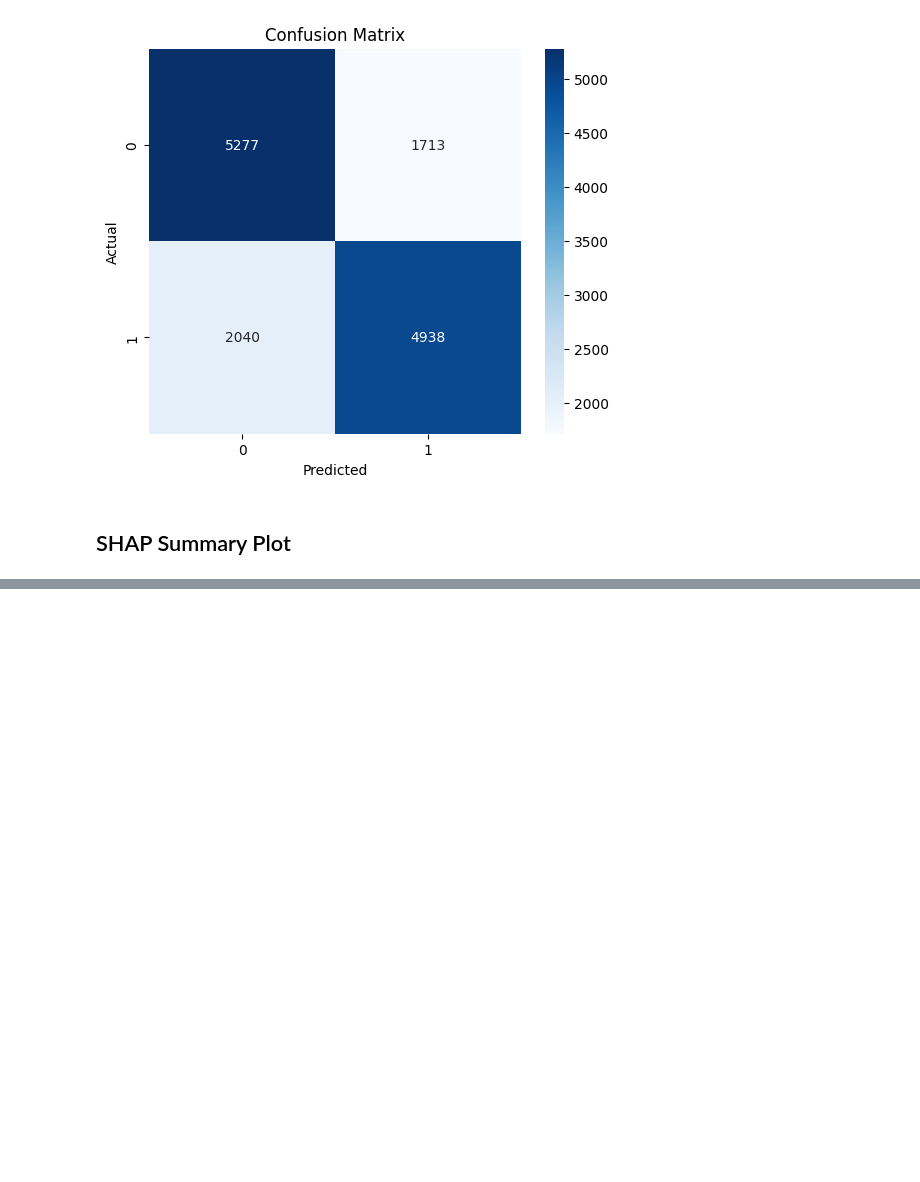
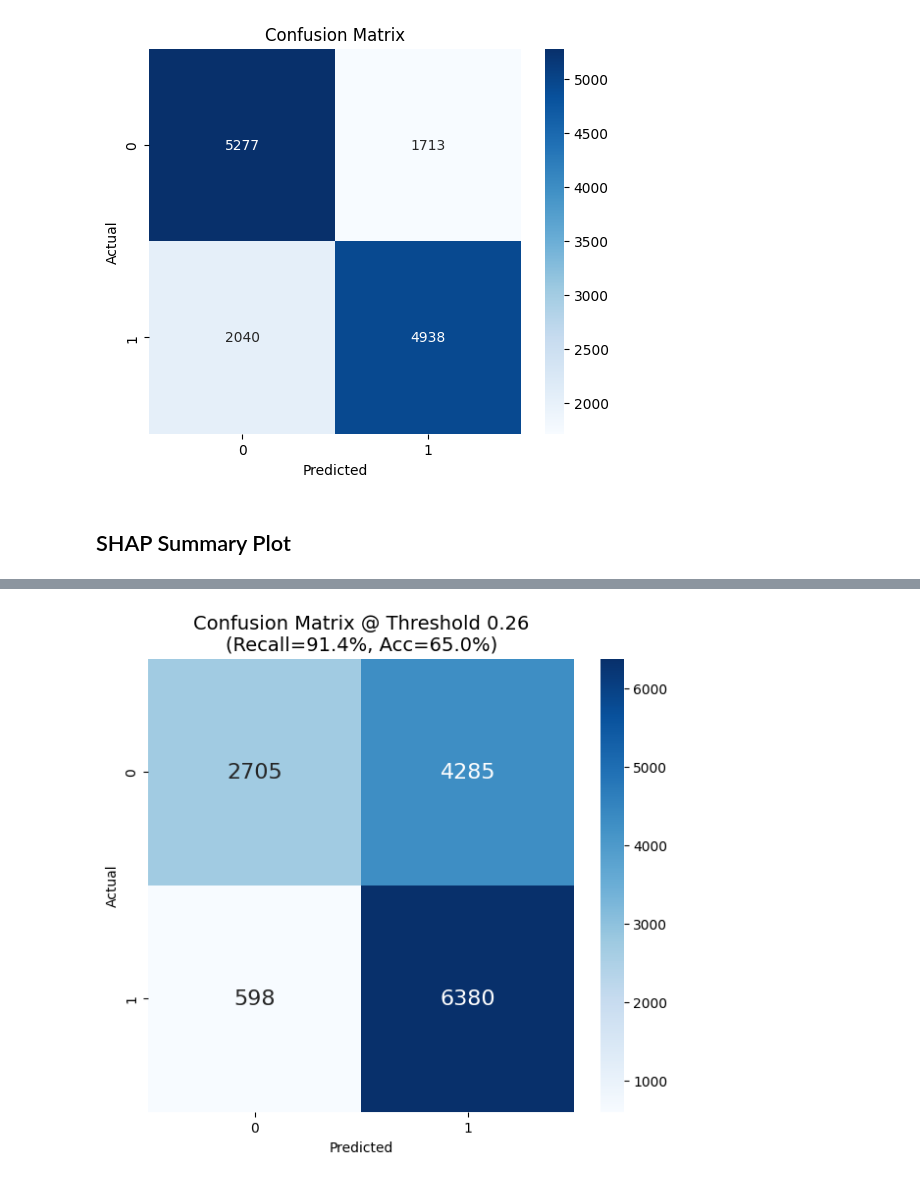
Before and after one commit to Armand-Clouteau-91/cardiovascular_disease_ml, a Jupyter notebook: notebooks/03_Analysis_and_Report.ipynb, the cells around one changed output, grey strips where cells are left out. Cells and saved outputs as stored; diff of their text form; code cells hidden in the pictures; blank space fills up the shorter version.

```diff
--- a/notebooks/03_Analysis_and_Report.ipynb
+++ b/notebooks/03_Analysis_and_Report.ipynb
@@ -120,0 +308,14 @@ plt.show()
+# %%
+# Final Comparison Confusion Matrix
+
+y_pred_opt = (y_pred_proba >= optimal_threshold).astype(int)
+cm = confusion_matrix(y_test, y_pred_opt)
+
+plt.figure(figsize=(7, 6))
+sns.heatmap(cm, annot=True, fmt='d', cmap='Blues', annot_kws={"size": 16})
+plt.title(f'Confusion Matrix @ Threshold {optimal_threshold:.2f}\n(Recall={row_opt["recall"]:.1%}, Acc={row_opt["accuracy"]:.1%})', fontsize=14)
+plt.ylabel('Actual')
+plt.xlabel('Predicted')
+plt.show()
+# %% [output]
+[figure, added]
```
Also changed, not shown: parts of 11 cells of this notebook, 2 other files.
